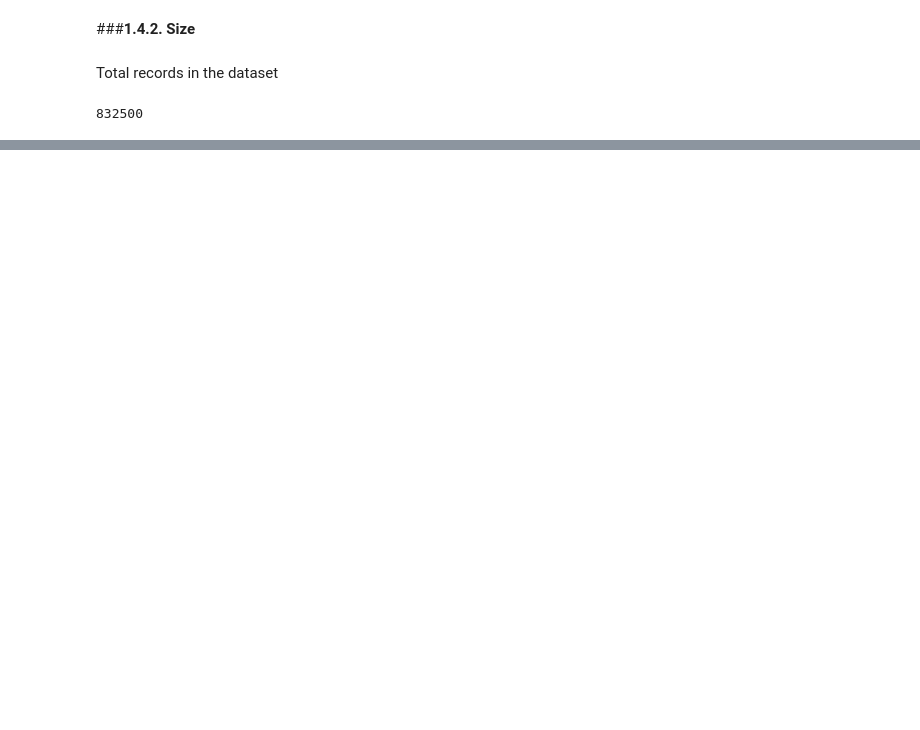
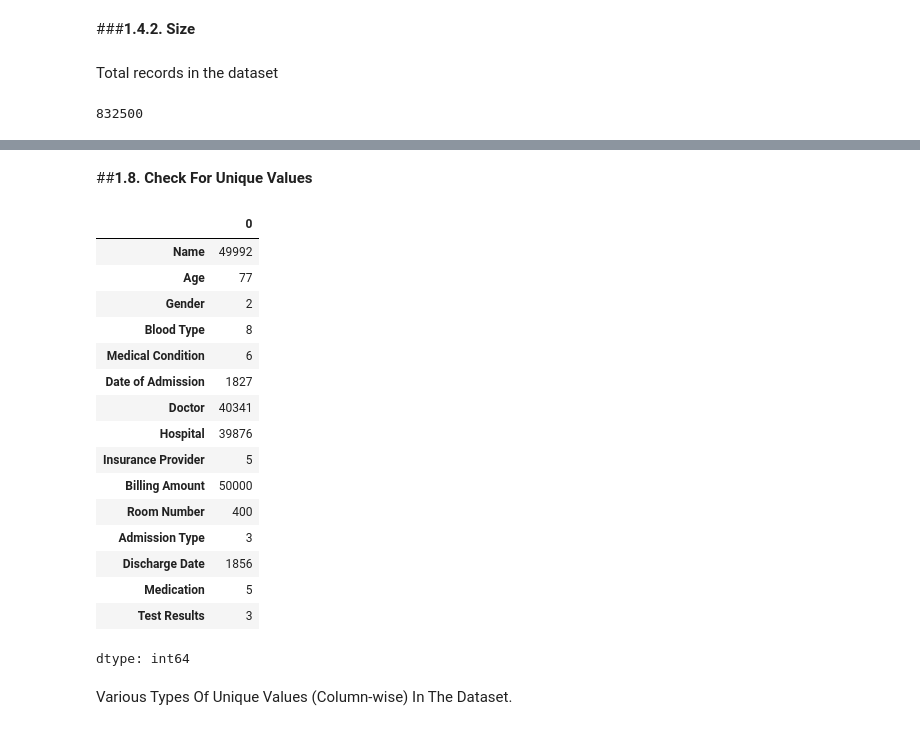
Before and after one commit to Sagarjain93/Healthcare, a Jupyter notebook: Healthcare.ipynb, the cells around one changed output, grey strips where cells are left out. Cells and saved outputs as stored; diff of their text form; code cells hidden in the pictures; blank space fills up the shorter version.

```diff
--- a/Healthcare.ipynb
+++ b/Healthcare.ipynb
@@ -91,0 +217,25 @@ df.size
+# %% [markdown]
+##**1.8. Check For Unique Values**
+# %%
+#check unique values in dataset
+df.nunique()
+# %% [output]
+|  | 0 |
+| Name | 49992 |
+| Age | 77 |
+| Gender | 2 |
+| Blood Type | 8 |
+| Medical Condition | 6 |
+| Date of Admission | 1827 |
+| Doctor | 40341 |
+| Hospital | 39876 |
+| Insurance Provider | 5 |
+| Billing Amount | 50000 |
+| Room Number | 400 |
+| Admission Type | 3 |
+| Discharge Date | 1856 |
+| Medication | 5 |
+| Test Results | 3 |
+dtype: int64
+# %% [markdown]
+Various Types Of Unique Values (Column-wise) In The Dataset.
```
Also changed, not shown: parts of 24 cells of this notebook.
